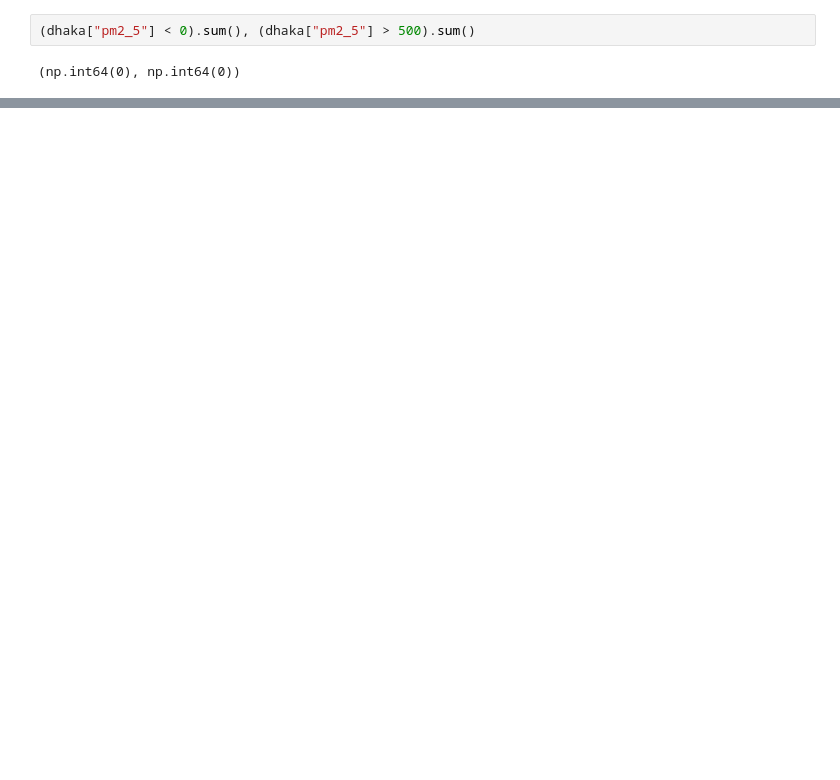
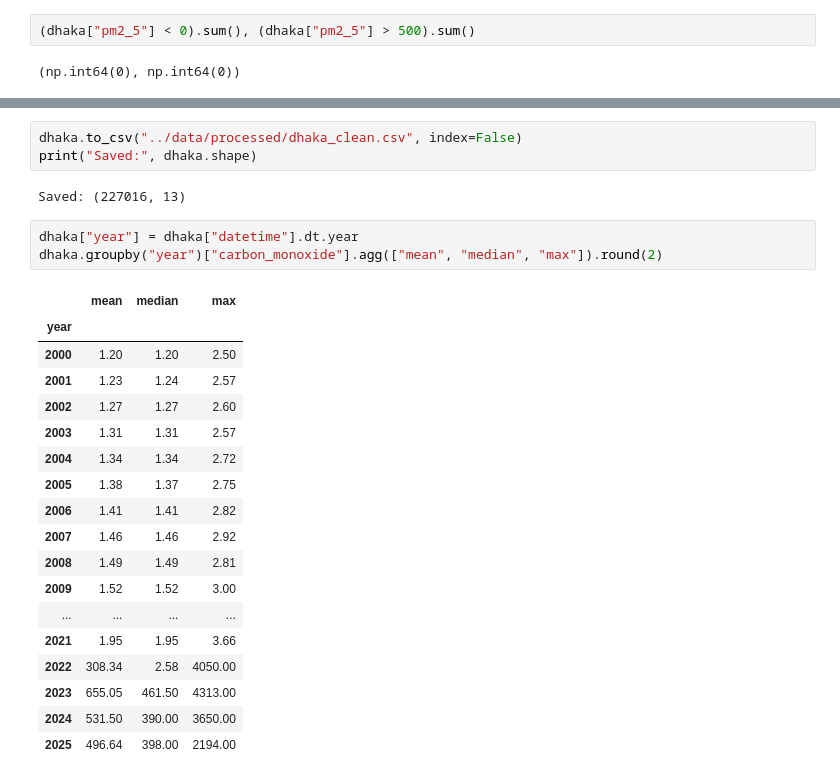
Before and after one commit to jaimulhaque/dhaka-air-quality-analysis, a Jupyter notebook: notebooks/01_data_loading_cleaning.ipynb, the cells around one changed output, grey strips where cells are left out. Saved outputs shown, nothing was run; the diff lists cells and outputs as text; blank space fills up the shorter version.

```diff
--- a/notebooks/01_data_loading_cleaning.ipynb
+++ b/notebooks/01_data_loading_cleaning.ipynb
@@ -205,3 +205,30 @@ dhaka.head()
 | 2 | 2000-01-01 02:00:00 | 48.575428 | 118.693959 | 33.403493 | 28.951413 | 37.838094 | 0.887131 | 132.852834 | ... |
 | 3 | 2000-01-01 03:00:00 | 64.208516 | 86.427166 | 12.137395 | 26.950990 | 26.747684 | 0.793261 | 154.588259 | ... |
 | 4 | 2000-01-01 04:00:00 | 41.112699 | 70.193382 | 25.313206 | 20.741976 | 33.192759 | 1.059887 | 114.102260 | ... |
+# %%
+dhaka.to_csv("../data/processed/dhaka_clean.csv", index=False)
+print("Saved:", dhaka.shape)
+# %% [output]
+Saved: (227016, 13)
+# %%
+dhaka["year"] = dhaka["datetime"].dt.year
+dhaka.groupby("year")["carbon_monoxide"].agg(["mean", "median", "max"]).round(2)
+# %% [output]
+|  | mean | median | max |
+| year |  |  |  |
+| 2000 | 1.20 | 1.20 | 2.50 |
+| 2001 | 1.23 | 1.24 | 2.57 |
+| 2002 | 1.27 | 1.27 | 2.60 |
+| 2003 | 1.31 | 1.31 | 2.57 |
+| 2004 | 1.34 | 1.34 | 2.72 |
+| 2005 | 1.38 | 1.37 | 2.75 |
+| 2006 | 1.41 | 1.41 | 2.82 |
+| 2007 | 1.46 | 1.46 | 2.92 |
+| 2008 | 1.49 | 1.49 | 2.81 |
+| 2009 | 1.52 | 1.52 | 3.00 |
+| ... | ... | ... | ... |
+| 2021 | 1.95 | 1.95 | 3.66 |
+| 2022 | 308.34 | 2.58 | 4050.00 |
+| 2023 | 655.05 | 461.50 | 4313.00 |
+| 2024 | 531.50 | 390.00 | 3650.00 |
+| 2025 | 496.64 | 398.00 | 2194.00 |
```
Also changed, not shown: parts of 8 cells of this notebook.
